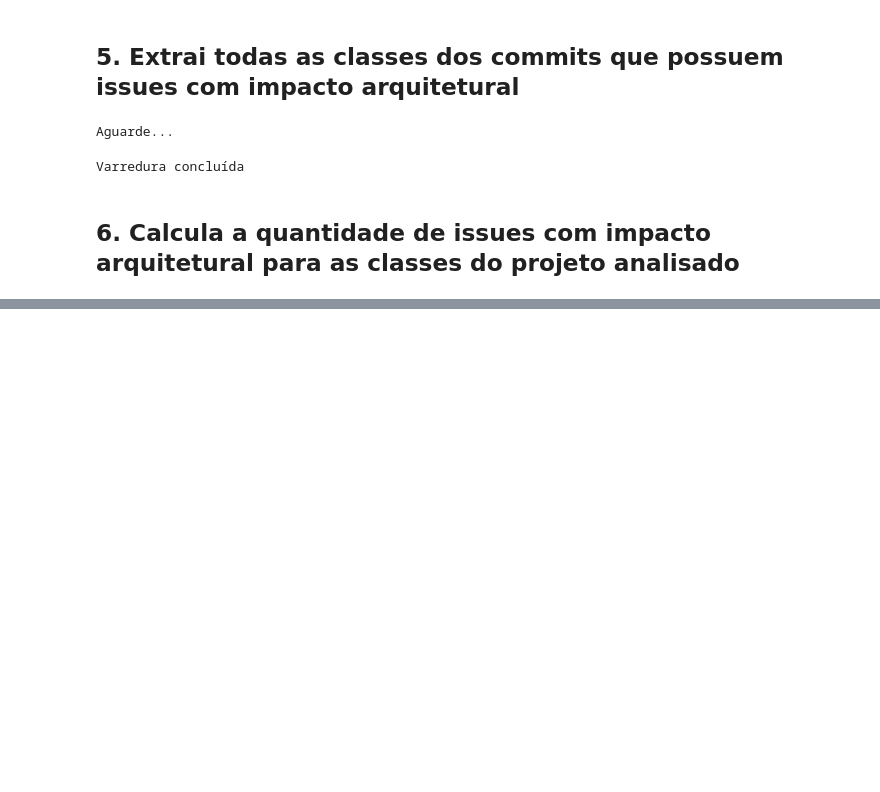
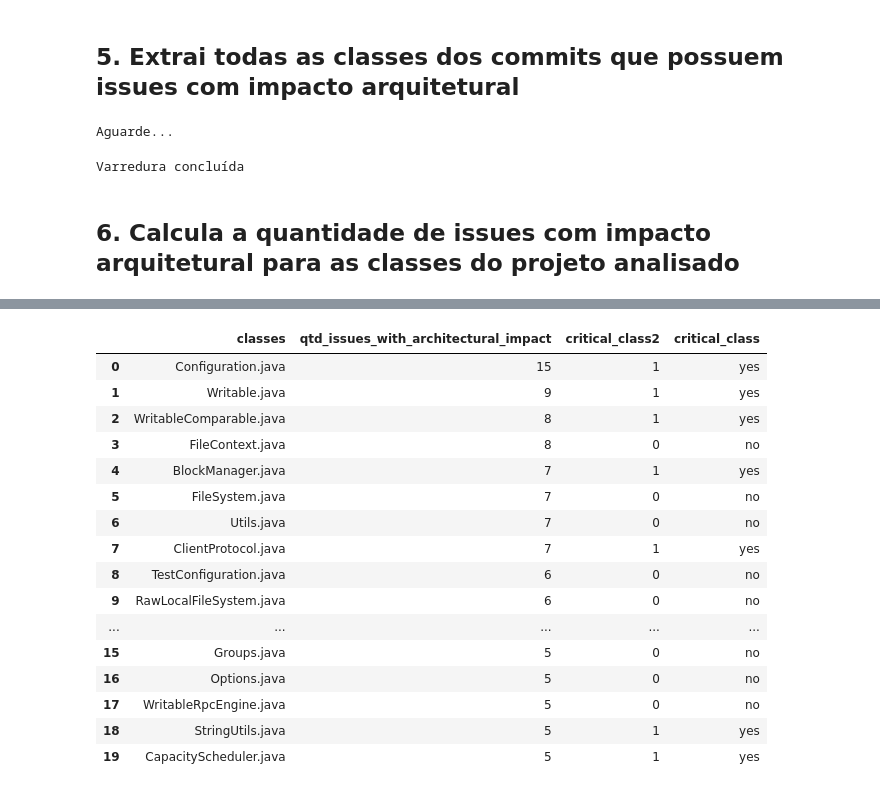
Before and after one commit to armandossrecife/my_evaluation, a Jupyter notebook: revisar_experimentos_hadoop.ipynb, the cells around one changed output, grey strips where cells are left out. Cells and saved outputs as stored; diff of their text form; code cells hidden in the pictures; blank space fills up the shorter version.

```diff
--- a/revisar_experimentos_hadoop.ipynb
+++ b/revisar_experimentos_hadoop.ipynb
@@ -442,0 +485,25 @@ df_final
+# %%
+import pandas as pd
+import seaborn as sns
+import matplotlib.pyplot as plt
+
+df_new_data2 = pd.read_excel('top20classeshadoop2.xlsx')
+df_new_data2
+# %% [output]
+|  | classes | qtd_issues_with_architectural_impact | critical_class2 | critical_class |
+| 0 | Configuration.java | 15 | 1 | yes |
+| 1 | Writable.java | 9 | 1 | yes |
+| 2 | WritableComparable.java | 8 | 1 | yes |
+| 3 | FileContext.java | 8 | 0 | no |
+| 4 | BlockManager.java | 7 | 1 | yes |
+| 5 | FileSystem.java | 7 | 0 | no |
+| 6 | Utils.java | 7 | 0 | no |
+| 7 | ClientProtocol.java | 7 | 1 | yes |
+| 8 | TestConfiguration.java | 6 | 0 | no |
+| 9 | RawLocalFileSystem.java | 6 | 0 | no |
+| ... | ... | ... | ... | ... |
+| 15 | Groups.java | 5 | 0 | no |
+| 16 | Options.java | 5 | 0 | no |
+| 17 | WritableRpcEngine.java | 5 | 0 | no |
+| 18 | StringUtils.java | 5 | 1 | yes |
+| 19 | CapacityScheduler.java | 5 | 1 | yes |
```
Also changed, not shown: parts of 6 cells of this notebook.
